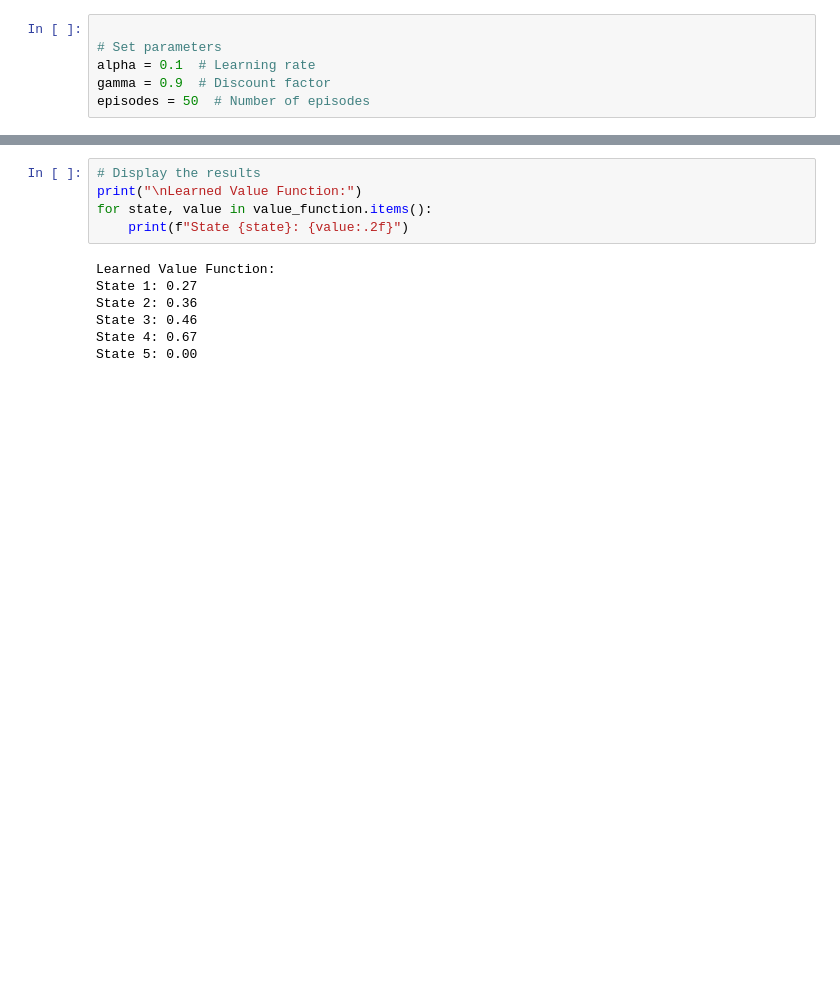
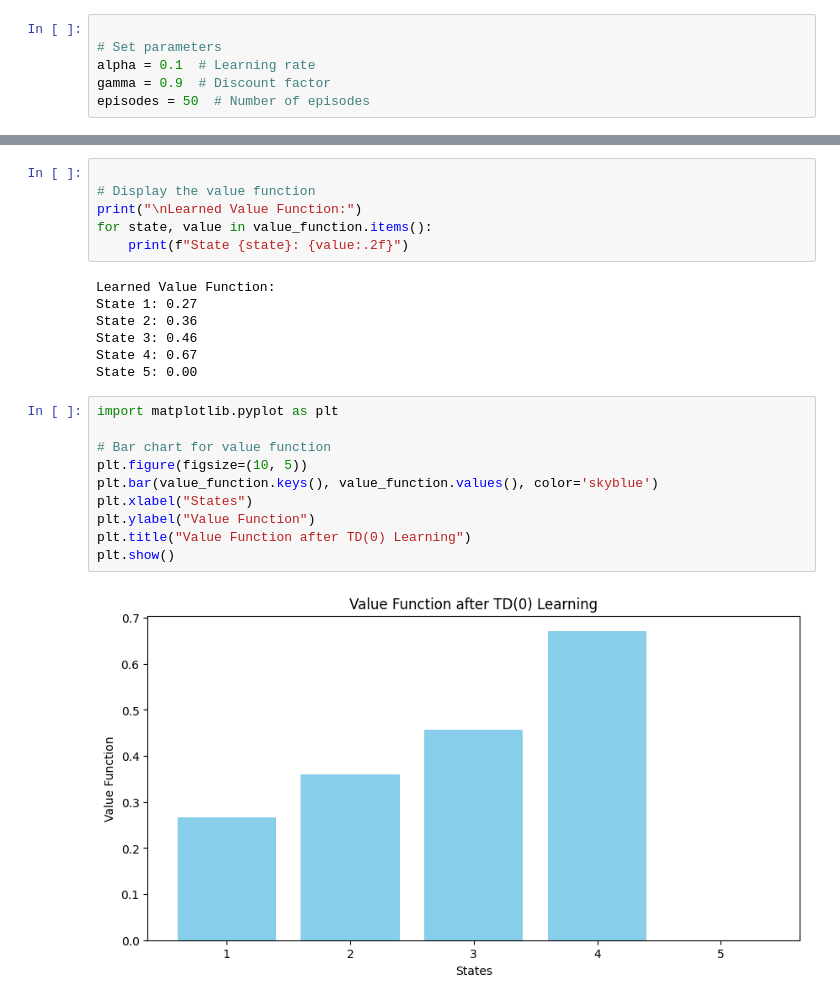
Before and after one commit to dandamudi-geeta/Reinforcement-Learning, a Jupyter notebook: 2348512_RL(Lab9).ipynb, the cells around one changed output, grey strips where cells are left out. Saved outputs shown, nothing was run; the diff lists cells and outputs as text; blank space fills up the shorter version.

```diff
--- a/2348512_RL(Lab9).ipynb
+++ b/2348512_RL(Lab9).ipynb
@@ -123,5 +123,6 @@ State 4, Action 1, Next State 5, Reward 1, Value 0.67
 # %%
-# Display the results
+
+# Display the value function
 print("\nLearned Value Function:")
 for state, value in value_function.items():
     print(f"State {state}: {value:.2f}")
@@ -132,3 +133,15 @@ State 2: 0.36
 State 3: 0.46
 State 4: 0.67
 State 5: 0.00
+# %%
+import matplotlib.pyplot as plt
+
+# Bar chart for value function
+plt.figure(figsize=(10, 5))
+plt.bar(value_function.keys(), value_function.values(), color='skyblue')
+plt.xlabel("States")
+plt.ylabel("Value Function")
+plt.title("Value Function after TD(0) Learning")
+plt.show()
+# %% [output]
+[figure, added]
```
Also changed, not shown: parts of 1 cell of this notebook.
